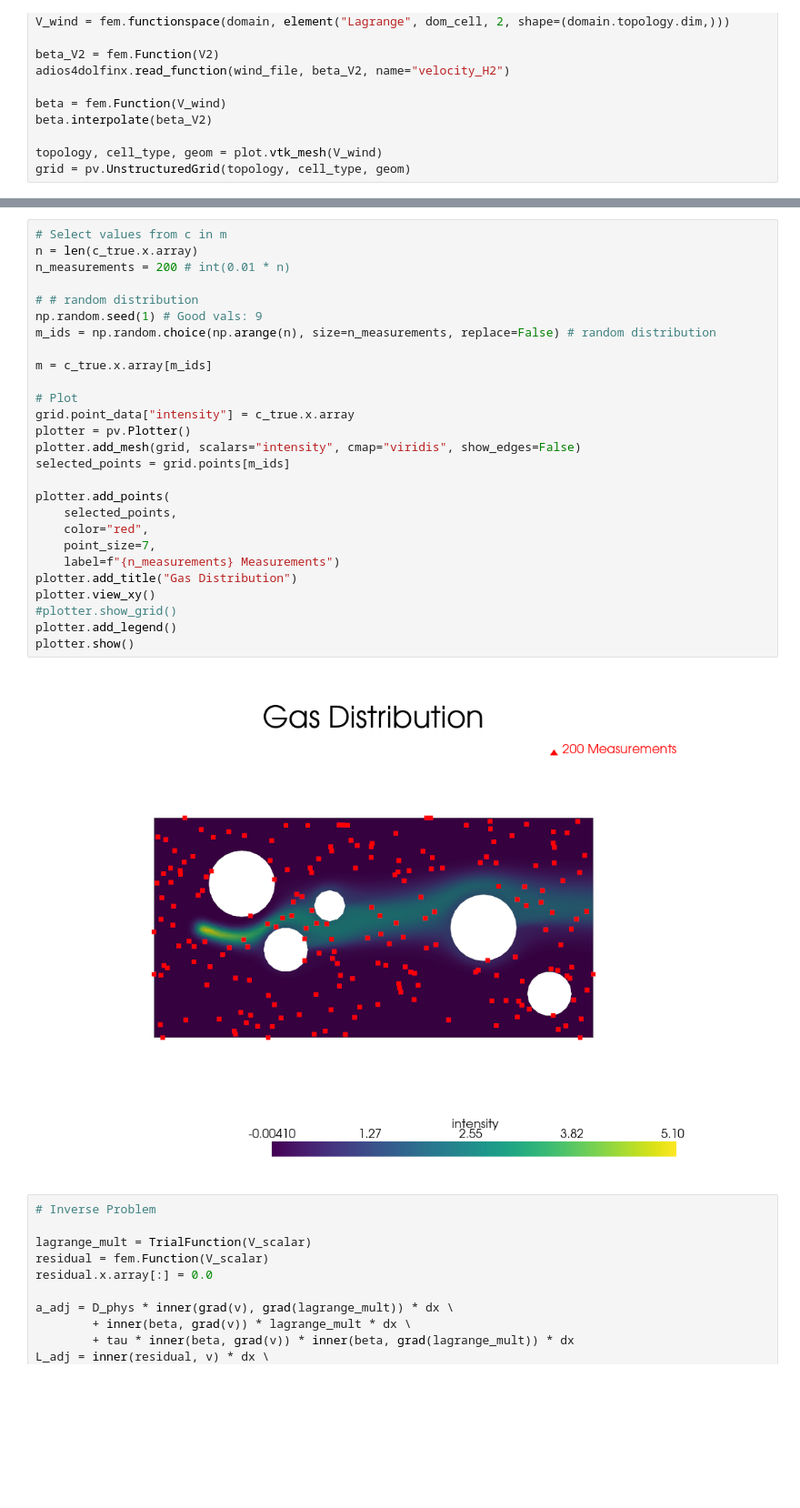
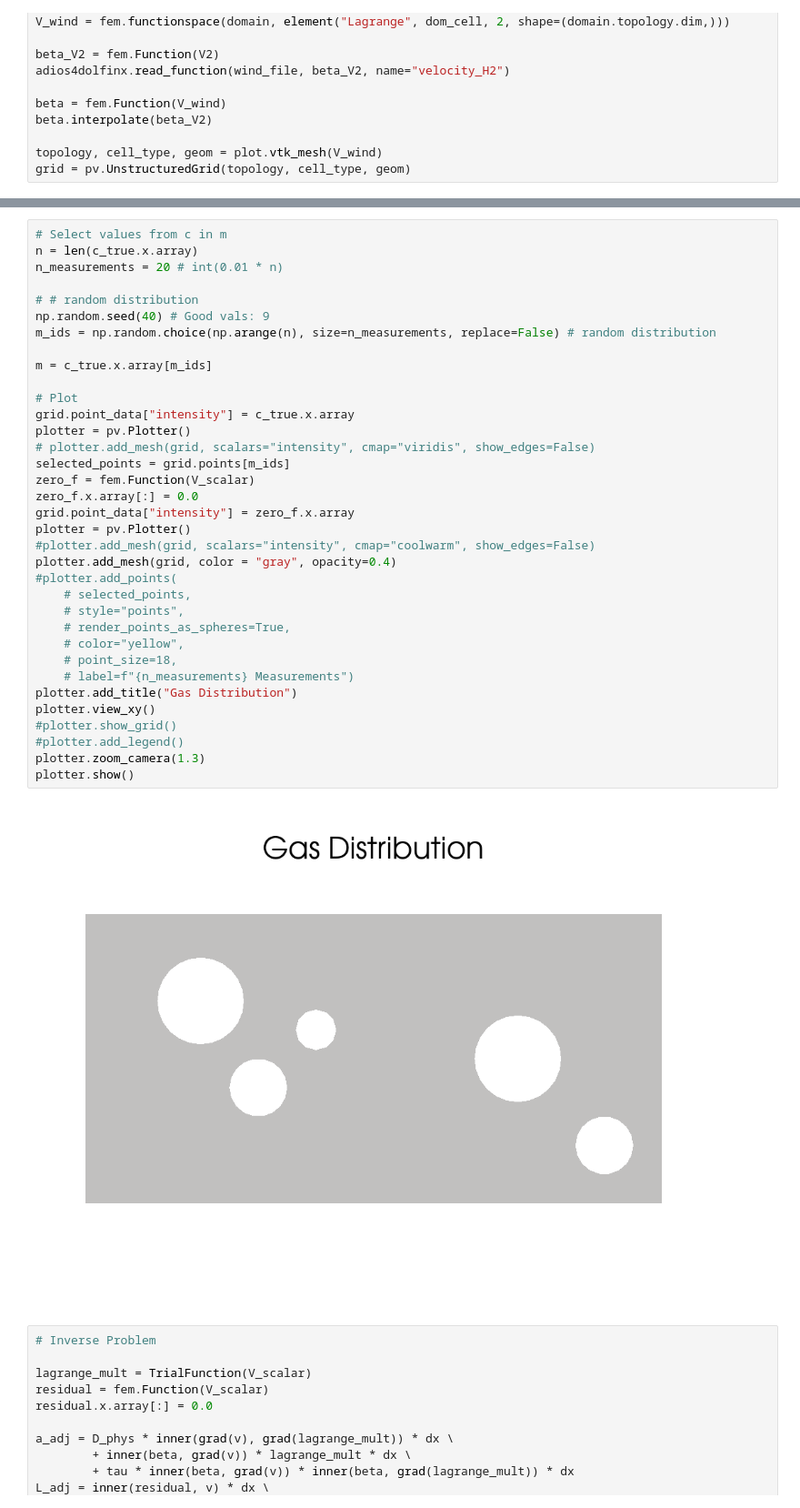
Before and after one commit to domaiii/dispersion_sim, a Jupyter notebook: gas_estimation/inverse_AD_obstacles.ipynb, the cells around one changed output, grey strips where cells are left out. Shown: that part at 91% size. Saved outputs shown, nothing was run; the diff lists cells and outputs as text; blank space fills up the shorter version.

```diff
--- a/gas_estimation/inverse_AD_obstacles.ipynb
+++ b/gas_estimation/inverse_AD_obstacles.ipynb
@@ -103,32 +104,40 @@ plotter.show()
 # %%
 # Select values from c in m
 n = len(c_true.x.array)
-n_measurements = 200 # int(0.01 * n)
+n_measurements = 20 # int(0.01 * n)
 
 # # random distribution
-np.random.seed(1) # Good vals: 9
+np.random.seed(40) # Good vals: 9
 m_ids = np.random.choice(np.arange(n), size=n_measurements, replace=False) # random distribution
 
 m = c_true.x.array[m_ids]
 
 # Plot
 grid.point_data["intensity"] = c_true.x.array
 plotter = pv.Plotter()
-plotter.add_mesh(grid, scalars="intensity", cmap="viridis", show_edges=False)
+# plotter.add_mesh(grid, scalars="intensity", cmap="viridis", show_edges=False)
 selected_points = grid.points[m_ids]
-
-plotter.add_points(
-    selected_points,
-    color="red",
-    point_size=7,
-    label=f"{n_measurements} Measurements")
+zero_f = fem.Function(V_scalar)
+zero_f.x.array[:] = 0.0
+grid.point_data["intensity"] = zero_f.x.array
+plotter = pv.Plotter()
+#plotter.add_mesh(grid, scalars="intensity", cmap="coolwarm", show_edges=False)
+plotter.add_mesh(grid, color = "gray", opacity=0.4)
+#plotter.add_points(
+    # selected_points,
+    # style="points",
+    # render_points_as_spheres=True,
+    # color="yellow",
+    # point_size=18,
+    # label=f"{n_measurements} Measurements")
 plotter.add_title("Gas Distribution")
 plotter.view_xy()
 #plotter.show_grid()
-plotter.add_legend()
+#plotter.add_legend()
+plotter.zoom_camera(1.3)
 plotter.show()
 # %% [output]
-[figure, old version]
+[figure, new version]
 # %%
 # Inverse Problem
 
```
Also changed, not shown: parts of 2 cells of this notebook, 9 other files.
